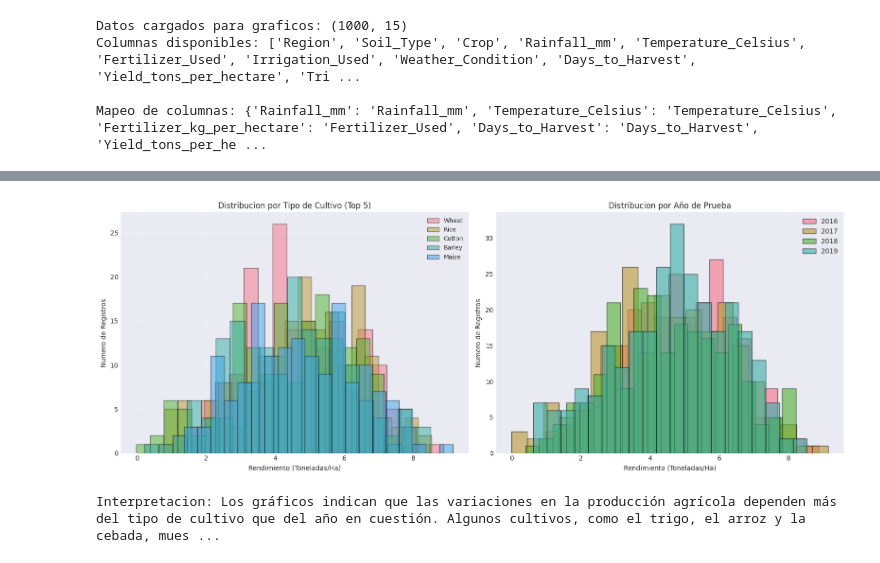
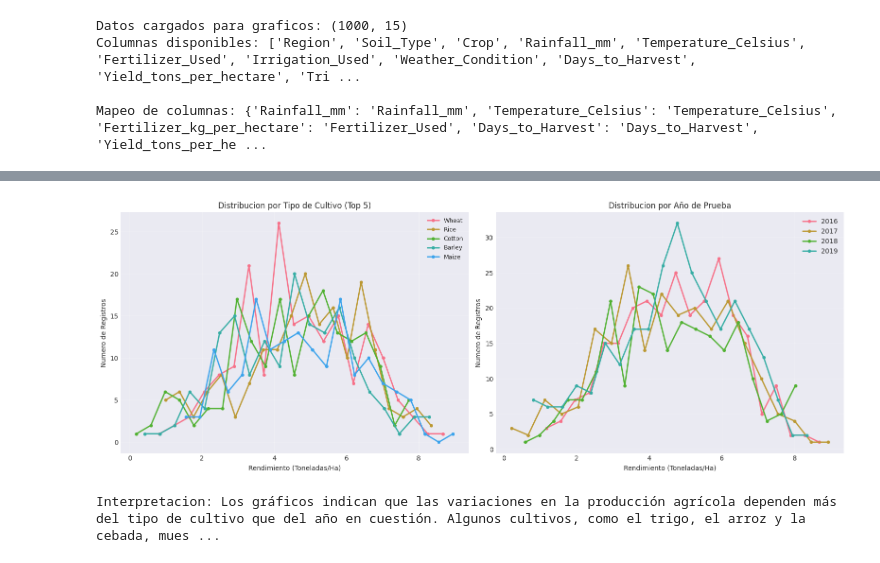
Before and after one commit to DanyC2003/Proyecto_integrador_V, a Jupyter notebook: src/proyecto_integrador_v/proyecto_integrador_v.ipynb, the cells around one changed output, grey strips where cells are left out. Saved outputs shown, nothing was run; the diff lists cells and outputs as text; code cells hidden in the pictures.

```diff
--- a/src/proyecto_integrador_v/proyecto_integrador_v.ipynb
+++ b/src/proyecto_integrador_v/proyecto_integrador_v.ipynb
@@ -612,29 +614,39 @@ RESUMEN DE ANALISIS COMPLETADO
 # %%
 fig, axes = plt.subplots(1, 2, figsize=(16, 6))
 
+# Gráfico 1: Distribución por tipo de cultivo (Top 5) - Líneas
 top_crops = df_graficos['Crop'].value_counts().head(5).index
 for crop in top_crops:
     crop_data = df_graficos[df_graficos['Crop'] == crop]['Yield_tons_per_hectare']
-    axes[0].hist(crop_data, bins=20, alpha=0.5, label=crop, edgecolor='black')
+    # Calcular histograma y convertir a línea
+    counts, bins = np.histogram(crop_data, bins=20)
+    bin_centers = (bins[:-1] + bins[1:]) / 2
+    axes[0].plot(bin_centers, counts, marker='o', label=crop, linewidth=2, markersize=4)
+
 axes[0].set_xlabel('Rendimiento (Toneladas/Ha)')
 axes[0].set_ylabel('Numero de Registros')
 axes[0].set_title('Distribucion por Tipo de Cultivo (Top 5)')
 axes[0].legend(loc='upper right', fontsize=9)
 axes[0].grid(True, alpha=0.3)
 
+# Gráfico 2: Distribución por año - Líneas
 for year in sorted(df_graficos['Year'].unique()):
     year_data = df_graficos[df_graficos['Year'] == year]['Yield_tons_per_hectare']
-    axes[1].hist(year_data, bins=20, alpha=0.6, label=f'{year}', edgecolor='black')
+    # Calcular histograma y convertir a línea
+    counts, bins = np.histogram(year_data, bins=20)
+    bin_centers = (bins[:-1] + bins[1:]) / 2
+    axes[1].plot(bin_centers, counts, marker='o', label=f'{year}', linewidth=2, markersize=4)
+
 axes[1].set_xlabel('Rendimiento (Toneladas/Ha)')
 axes[1].set_ylabel('Numero de Registros')
 axes[1].set_title('Distribucion por Año de Prueba')
 axes[1].legend()
 axes[1].grid(True, alpha=0.3)
 
 plt.tight_layout()
 plt.show()
 
 print("Interpretacion: Los gráficos indican que las variaciones en la producción agrícola dependen más del tipo de cultivo que del año en cuestión. Algunos cultivos, como el trigo, el arroz y la cebada, muestran rendimientos más consistentes y concentrados, mientras que el maíz y el algodón presentan mayores fluctuaciones. En contraste, los rendimientos durante los años 2016 a 2019 se ubicaron en un rango similar, con una ligera mejora y una mayor consistencia en 2018 y 2019. En general, se puede notar que los cultivos exhiben comportamientos diferentes, pero las condiciones de cada año se mantuvieron bastante constantes, sin alteraciones significativas en la productividad general.")
 # %% [output]
-[figure, old version]
+[figure, new version]
 Interpretacion: Los gráficos indican que las variaciones en la producción agrícola dependen más del tipo de cultivo que del año en cuestión. Algunos cultivos, como el trigo, el arroz y la cebada, mues ...
```
Also changed, not shown: parts of 24 cells of this notebook, 3 other files.
